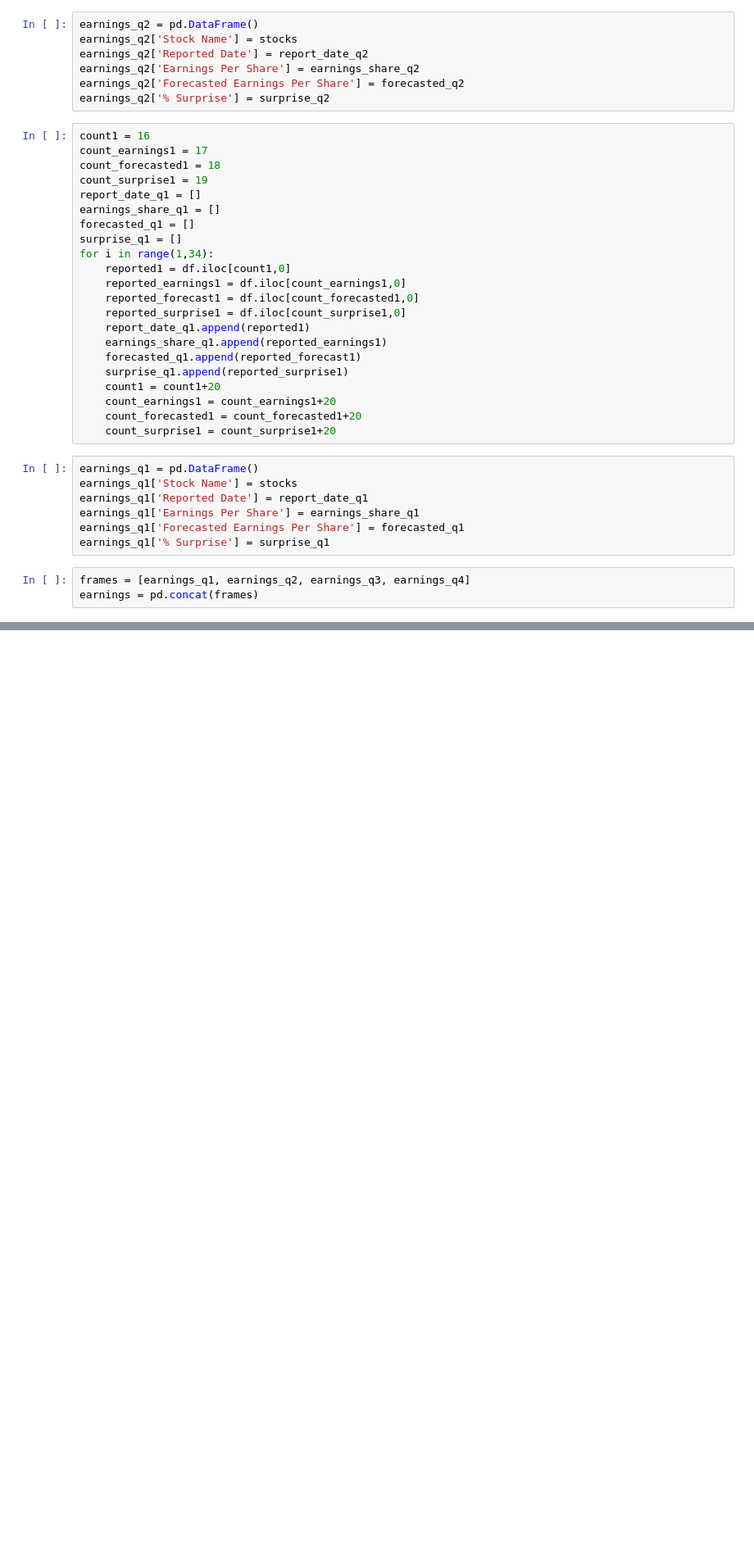
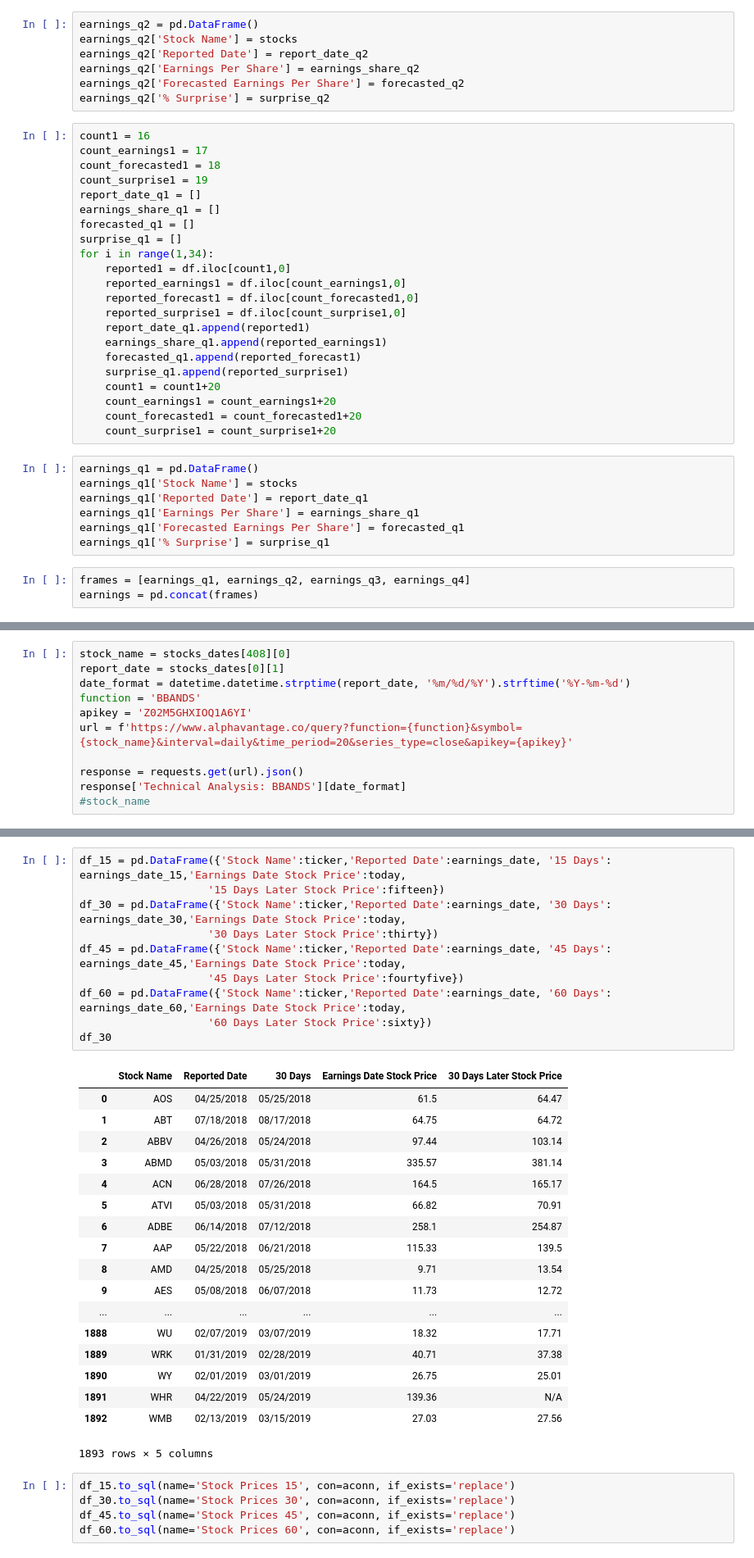
Before and after one commit to aarsalla/Project3, a Jupyter notebook: web_scraping_to_aws.ipynb, the cells around one changed output, grey strips where cells are left out. Shown at 82% size. Drawn from its saved outputs; the diff is of its cells as text; blank space fills up the shorter version.

```diff
--- a/web_scraping_to_aws.ipynb
+++ b/web_scraping_to_aws.ipynb
@@ -219,0 +310,11 @@ earnings.to_sql(name='earnings', con=aconn)
+# %%
+stock_name = stocks_dates[408][0]
+report_date = stocks_dates[0][1]
+date_format = datetime.datetime.strptime(report_date, '%m/%d/%Y').strftime('%Y-%m-%d')
+function = 'BBANDS'
+apikey = 'Z02M5GHXIOQ1A6YI'
+url = f'https://www.alphavantage.co/query?function={function}&symbol={stock_name}&interval=daily&time_period=20&series_type=close&apikey={apikey}'
+
+response = requests.get(url).json()
+response['Technical Analysis: BBANDS'][date_format]
+#stock_name
@@ -219,0 +614,34 @@ earnings.to_sql(name='earnings', con=aconn)
+# %%
+df_15 = pd.DataFrame({'Stock Name':ticker,'Reported Date':earnings_date, '15 Days': earnings_date_15,'Earnings Date Stock Price':today,
+                    '15 Days Later Stock Price':fifteen})
+df_30 = pd.DataFrame({'Stock Name':ticker,'Reported Date':earnings_date, '30 Days': earnings_date_30,'Earnings Date Stock Price':today,
+                    '30 Days Later Stock Price':thirty})
+df_45 = pd.DataFrame({'Stock Name':ticker,'Reported Date':earnings_date, '45 Days': earnings_date_45,'Earnings Date Stock Price':today,
+                    '45 Days Later Stock Price':fourtyfive})
+df_60 = pd.DataFrame({'Stock Name':ticker,'Reported Date':earnings_date, '60 Days': earnings_date_60,'Earnings Date Stock Price':today,
+                    '60 Days Later Stock Price':sixty})
+df_30
+# %% [output]
+|  | Stock Name | Reported Date | 30 Days | Earnings Date Stock Price | 30 Days Later Stock Price |
+| 0 | AOS | 04/25/2018 | 05/25/2018 | 61.5 | 64.47 |
+| 1 | ABT | 07/18/2018 | 08/17/2018 | 64.75 | 64.72 |
+| 2 | ABBV | 04/26/2018 | 05/24/2018 | 97.44 | 103.14 |
+| 3 | ABMD | 05/03/2018 | 05/31/2018 | 335.57 | 381.14 |
+| 4 | ACN | 06/28/2018 | 07/26/2018 | 164.5 | 165.17 |
+| 5 | ATVI | 05/03/2018 | 05/31/2018 | 66.82 | 70.91 |
+| 6 | ADBE | 06/14/2018 | 07/12/2018 | 258.1 | 254.87 |
+| 7 | AAP | 05/22/2018 | 06/21/2018 | 115.33 | 139.5 |
+| 8 | AMD | 04/25/2018 | 05/25/2018 | 9.71 | 13.54 |
+| 9 | AES | 05/08/2018 | 06/07/2018 | 11.73 | 12.72 |
+| ... | ... | ... | ... | ... | ... |
+| 1888 | WU | 02/07/2019 | 03/07/2019 | 18.32 | 17.71 |
+| 1889 | WRK | 01/31/2019 | 02/28/2019 | 40.71 | 37.38 |
+| 1890 | WY | 02/01/2019 | 03/01/2019 | 26.75 | 25.01 |
+| 1891 | WHR | 04/22/2019 | 05/24/2019 | 139.36 | N/A |
+| 1892 | WMB | 02/13/2019 | 03/15/2019 | 27.03 | 27.56 |
+1893 rows × 5 columns
+# %%
+df_15.to_sql(name='Stock Prices 15', con=aconn, if_exists='replace')
+df_30.to_sql(name='Stock Prices 30', con=aconn, if_exists='replace')
+df_45.to_sql(name='Stock Prices 45', con=aconn, if_exists='replace')
+df_60.to_sql(name='Stock Prices 60', con=aconn, if_exists='replace')
```
Also changed, not shown: parts of 23 cells of this notebook, 4 other files.
